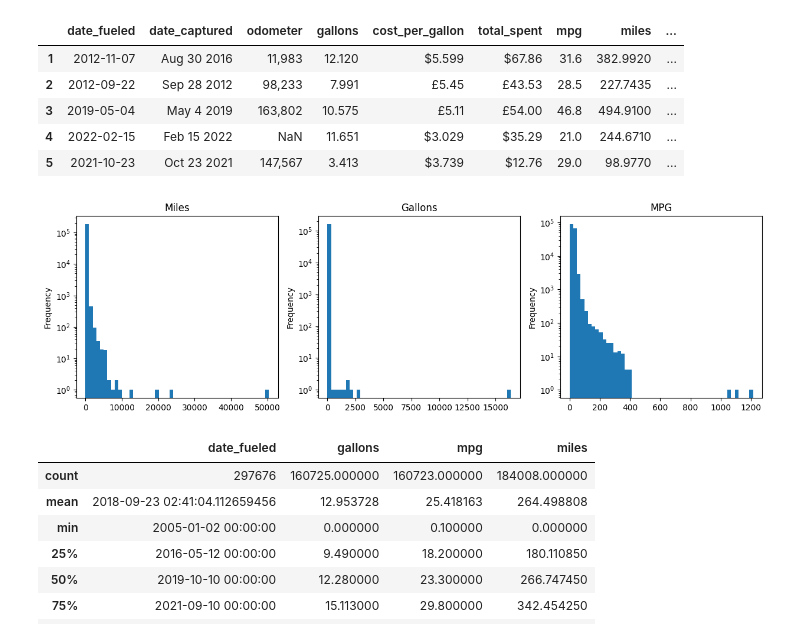
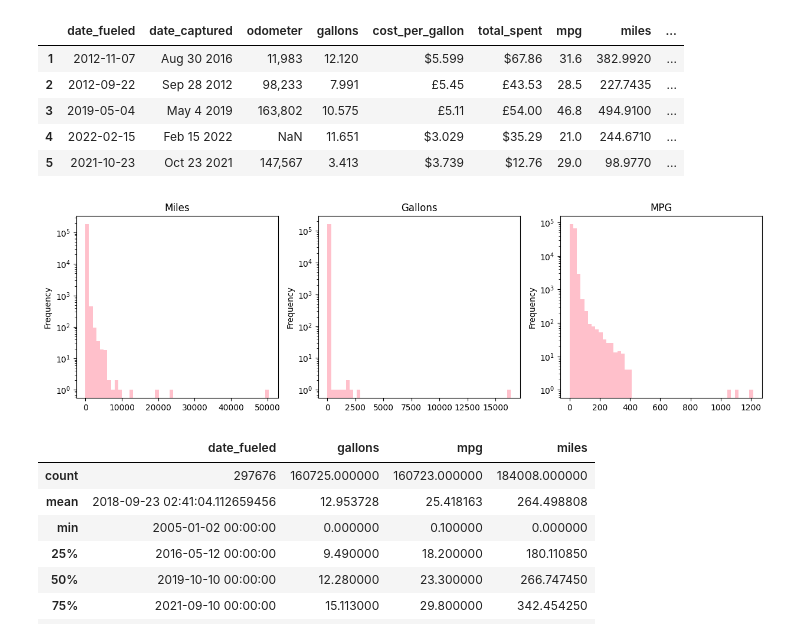
Before and after one commit to IDVE-PROJECT-01/Assignment-1, a Jupyter notebook: Question1.ipynb, the cells around one changed output. Cells and saved outputs as stored; diff of their text form; code cells hidden in the pictures.

```diff
--- a/Question1.ipynb
+++ b/Question1.ipynb
@@ -142,13 +146,13 @@ df.head()
 # %%
 fig, axes = plt.subplots(1, 3, figsize=(15, 4))
 
-df['miles'].plot(kind='hist', bins=50, ax=axes[0], title='Miles', log=True)
-df['gallons'].plot(kind='hist', bins=50, ax=axes[1], title='Gallons',log=True)
-df['mpg'].plot(kind='hist', bins=50, ax=axes[2], title='MPG', log=True)
+df['miles'].plot(kind='hist', bins=50, ax=axes[0], title='Miles', log=True, color='pink')
+df['gallons'].plot(kind='hist', bins=50, ax=axes[1], title='Gallons',log=True, color='pink')
+df['mpg'].plot(kind='hist', bins=50, ax=axes[2], title='MPG', log=True, color='pink')
 
 plt.show()
 # %% [output]
-[figure, old version]
+[figure, new version]
 # %%
 df.describe()
 # %% [output]
```
Also changed, not shown: parts of 9 cells of this notebook.
